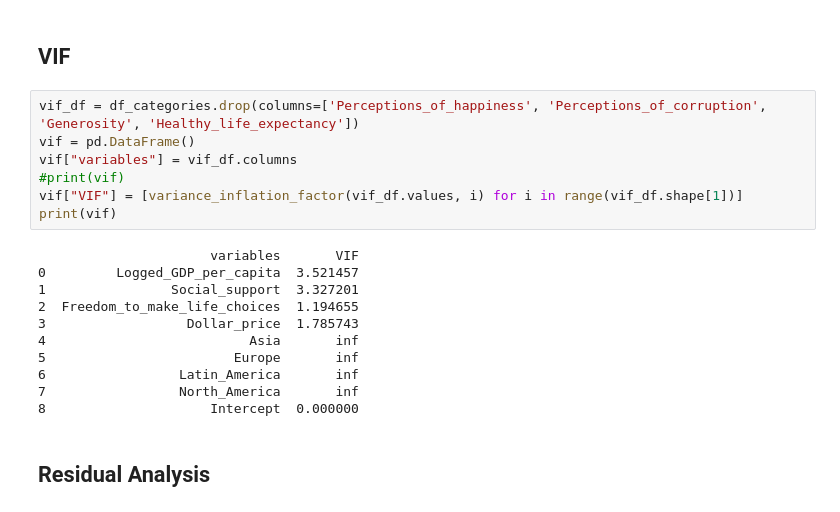
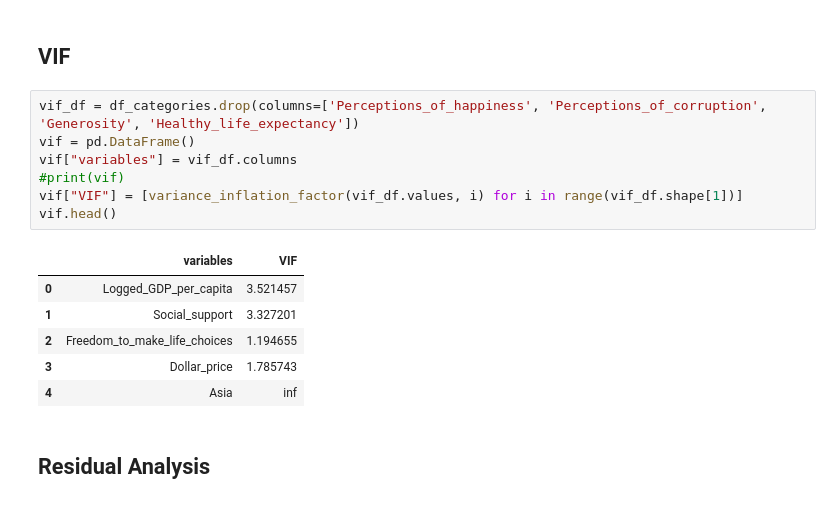
Before and after one commit to michaelortiz05/Regression-Model-Project, a Jupyter notebook: happiness-multiple.ipynb, the cells around one changed output. Cells and saved outputs as stored; diff of their text form.

```diff
--- a/happiness-multiple.ipynb
+++ b/happiness-multiple.ipynb
@@ -257,21 +253,17 @@ df_results.head()
 # %%
 vif_df = df_categories.drop(columns=['Perceptions_of_happiness', 'Perceptions_of_corruption', 'Generosity', 'Healthy_life_expectancy'])
 vif = pd.DataFrame()
 vif["variables"] = vif_df.columns
 #print(vif)
 vif["VIF"] = [variance_inflation_factor(vif_df.values, i) for i in range(vif_df.shape[1])]
-print(vif)
+vif.head()
 # %% [output]
-                      variables       VIF
-0         Logged_GDP_per_capita  3.521457
-1                Social_support  3.327201
-2  Freedom_to_make_life_choices  1.194655
-3                  Dollar_price  1.785743
-4                          Asia       inf
-5                        Europe       inf
-6                 Latin_America       inf
-7                 North_America       inf
-8                     Intercept  0.000000
+|  | variables | VIF |
+| 0 | Logged_GDP_per_capita | 3.521457 |
+| 1 | Social_support | 3.327201 |
+| 2 | Freedom_to_make_life_choices | 1.194655 |
+| 3 | Dollar_price | 1.785743 |
+| 4 | Asia | inf |
 # %% [markdown]
 ## Residual Analysis
 # %%
```
Also changed, not shown: parts of 3 cells of this notebook, 19 other files.
